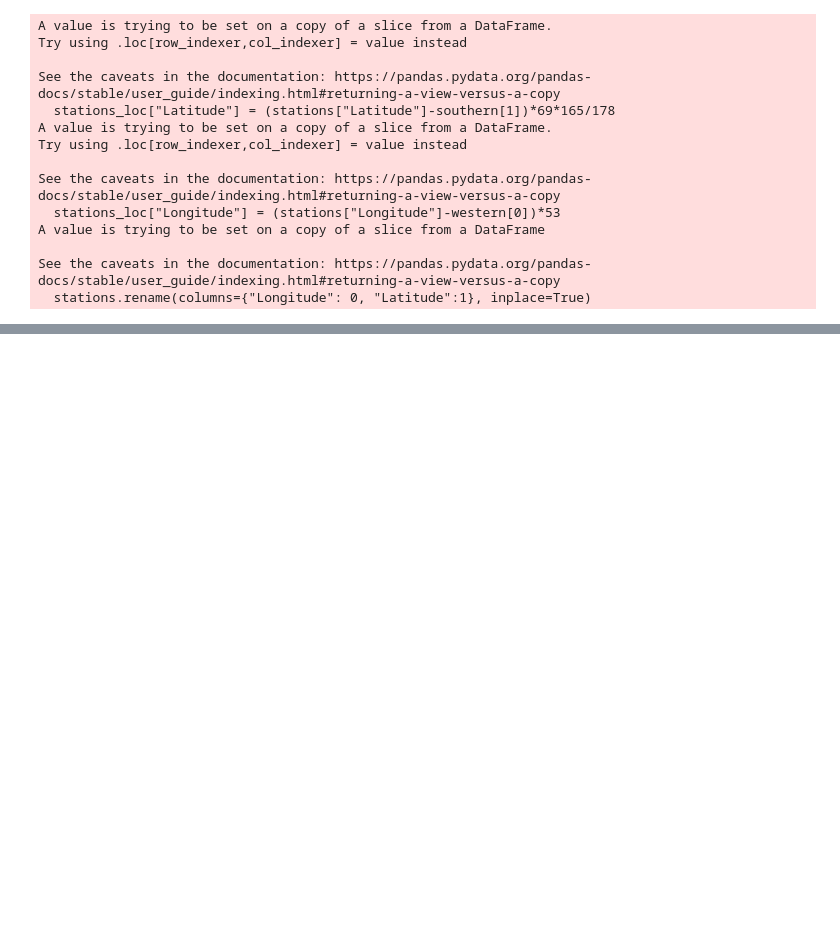
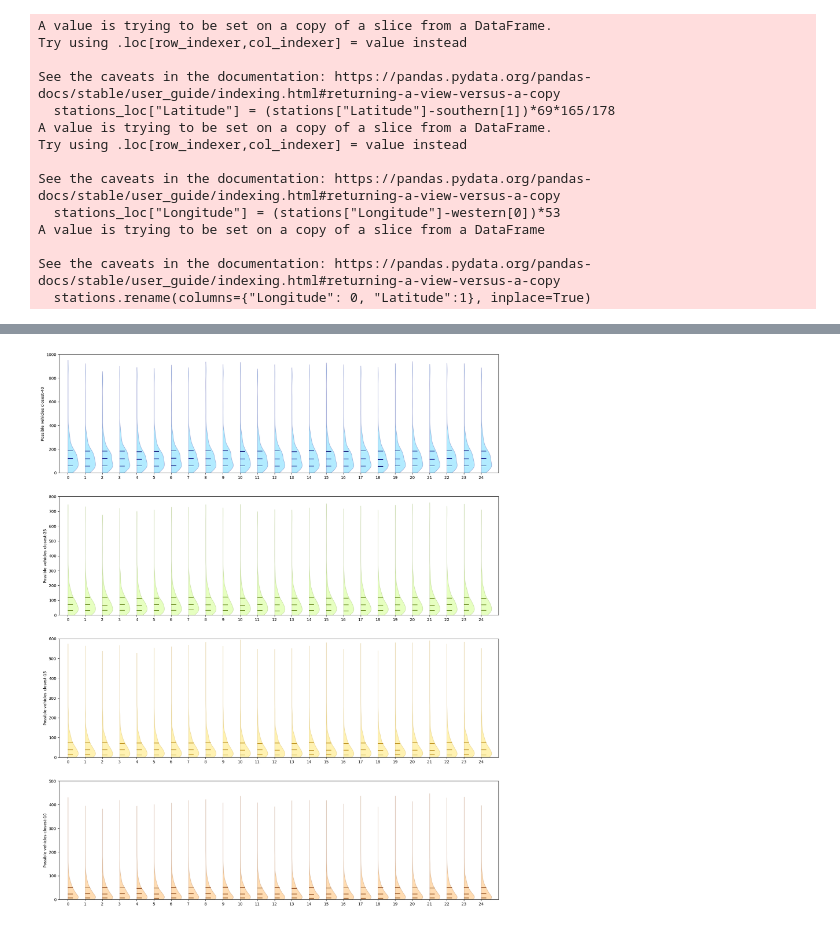
Before and after one commit to juanbeta98/MOPTA-23, a Jupyter notebook: Instances.ipynb, the cells around one changed output, grey strips where cells are left out. Drawn from its saved outputs; the diff is of its cells as text; code cells hidden in the pictures; blank space fills up the shorter version.

```diff
--- a/Instances.ipynb
+++ b/Instances.ipynb
@@ -148,0 +205,8 @@ for box in boxes:
+# %%
+for mi in [10,15,25,40]:
+    for sc in range(25):
+        stations[f"K {mi} sc {sc}"] = [0 for i in stations.index]
+        stations[f"K {mi} sc {sc}"] = stations[f"K {mi} sc {sc}"].astype("object")
+        for st in stations.index:
+            feas_vehic = [i for i in data.index if st in data.at[i,f"closest {mi} stations {sc}"]]
+            stations.at[st,f"K {mi} sc {sc}"] = feas_vehic
@@ -148,0 +231,47 @@ for box in boxes:
+# %%
+file = open(path + f'stations info', 'rb')
+stations = pickle.load(file)
+file.close()
+# %%
+fig, axes = plt.subplots(nrows=4,ncols=1,figsize=(20,25))
+
+def violin_plots_stations(ax,col,mi=None):
+
+
+    cols = {0:["deepskyblue","navy"],1:["greenyellow","olivedrab"],2:["gold","darkgoldenrod"],3:["darkorange","saddlebrown"],4:["hotpink","mediumvioletred"]}
+
+    violins = {}
+    for sc in range(25):
+
+        s = f"K {mi} sc {sc}"
+        sts = [len(stations.at[st,s]) for st in stations.index if stations.at[st,s]!=0]
+        violins[sc] = ax.violinplot(dataset=sts,positions=[sc],quantiles=[0.25,0.5,0.75],widths=[1.2],showextrema=False)
+
+    ax.set_xticklabels([f"{sc}" for sc in range(25)])
+    if mi is None:
+        ax.set_ylabel("Total reachable stations by vehicle")
+    else:
+        ax.set_ylabel(f"Possible vehicles closest-{mi}")
+
+    for vi in violins:
+        violins[vi]["bodies"][0].set_facecolor(cols[col][0])
+        violins[vi]["bodies"][0].set_edgecolor(cols[col][1])
+        violins[vi]["cquantiles"].set_edgecolor(cols[col][1])
+        for b in violins[vi]["bodies"]:
+            m = np.mean(b.get_paths()[0].vertices[:,0])
+            b.get_paths()[0].vertices[:, 0] = np.clip(b.get_paths()[0].vertices[:, 0], m, np.inf)
+        for i in range(3):
+            m = np.mean(violins[vi]["cquantiles"].get_paths()[i].vertices[:,0])
+            violins[vi]["cquantiles"].get_paths()[i].vertices[:, 0] = np.clip(violins[vi]["cquantiles"].get_paths()[i].vertices[:, 0], m, np.inf)
+
+    return ax
+
+mis = [40,25,15,10]; maxs = [1000,800,600,500]
+for i in range(4):
+    axes[i] = violin_plots_stations(axes[i],i,mis[i])
+    axes[i].set_xlim(-0.5,25); axes[i].set_xticks(range(25))
+    axes[i].set_ylim(0,maxs[i])
+
+plt.savefig("./Violin stations.png",dpi=300)
+# %% [output]
+[figure, added]
```
Also changed, not shown: parts of 17 cells of this notebook, 51 other files.
